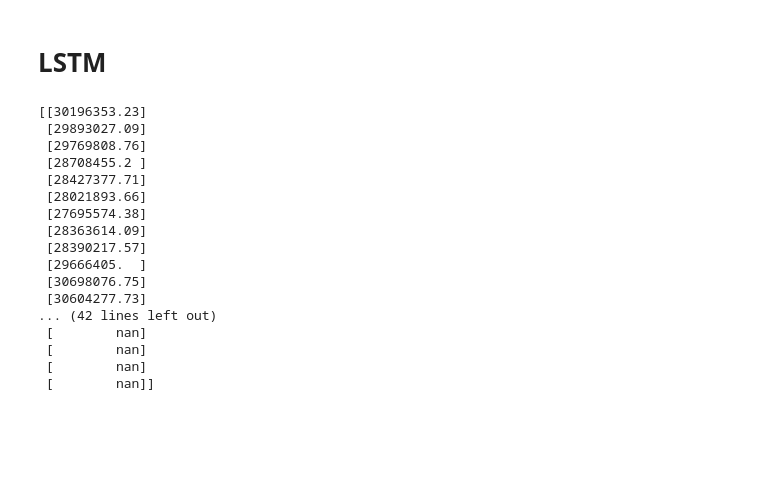
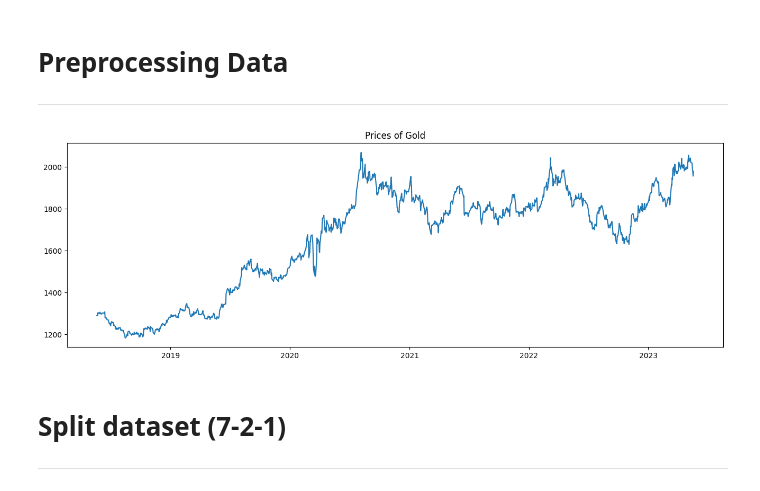
Before and after one commit to PhamPhuTuan/IS403.N22.HTCL_Nhom9, a Jupyter notebook: Gold Price Prediction/LSTM.ipynb, the cells around one changed output. Drawn from its saved outputs; the diff is of its cells as text; code cells hidden in the pictures; blank space fills up the shorter version.

```diff
--- a/Gold Price Prediction/LSTM.ipynb
+++ b/Gold Price Prediction/LSTM.ipynb
@@ -30,4 +58,4 @@ import matplotlib.pyplot as plt
 # %%
-# Read in the HPG dataset from a CSV file
+# Read in the Gold dataset from a CSV file
 df=pd.read_csv("/content/drive/MyDrive/PTDLKD/Data/Gold_Data.csv")
-df['Date']=pd.to_datetime(df.Date,format='%m/%d/%Y')
+df=df.set_index(pd.DatetimeIndex(df['Date'].values))
@@ -49,34 +62,31 @@ plt.show()
-# %% [markdown]
-# LSTM
-# %%
-# Convert the 'df1' DataFrame to a NumPy array
-data = df1.values
-
-# Calculate the number of rows to use for the train dataset
-t = .7
-t = int(t * len(df))
-
-# Extract the train dataset from the data array
-train_data = data[:t]
-# Extract the test dataset from the data array
-test_data = data[t:]
-print(test_data)
-# %% [output]
-[[30196353.23]
- [29893027.09]
- [29769808.76]
- [28708455.2 ]
- [28427377.71]
- [28021893.66]
- [27695574.38]
- [28363614.09]
- [28390217.57]
- [29666405.  ]
- [30698076.75]
- [30604277.73]
-... (42 lines left out)
- [        nan]
- [        nan]
- [        nan]
- [        nan]]
+# %% [markdown]
+
+# Preprocessing Data
+
+---
+# %%
+# Format column Date
+df.index = pd.to_datetime(df.index,format='%m/%d/%Y')
+
+# Format column Price to float
+df['Price'] = df.Price.str.replace(',','').astype(float)
+
+# Flip the column
+df = df.iloc[::-1]
+
+# Create new Dataframe
+df1 = pd.DataFrame(df, columns=['Date', 'Price'])
+df1.drop('Date', axis = 1, inplace = True)
+
+# Plot the 'price' column of the 'df' DataFrame
+plt.figure(figsize=(16,5))
+plt.plot(df1['Price'])
+plt.title('Prices of Gold')
+plt.show()
+# %% [output]
+[figure, added]
+# %% [markdown]
+# Split dataset (7-2-1)
+
+---
 # %%
```
Also changed, not shown: parts of 52 cells of this notebook, 25 other files.
